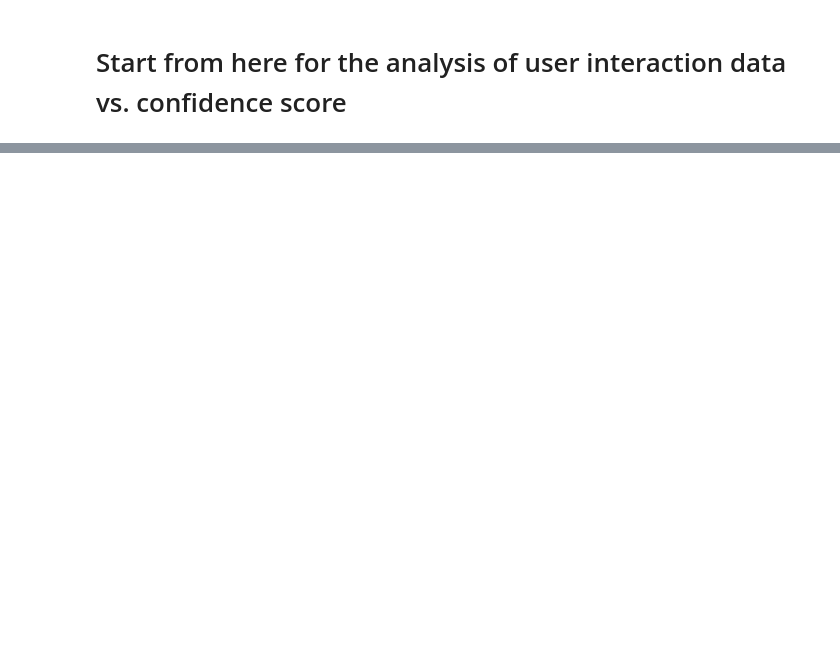
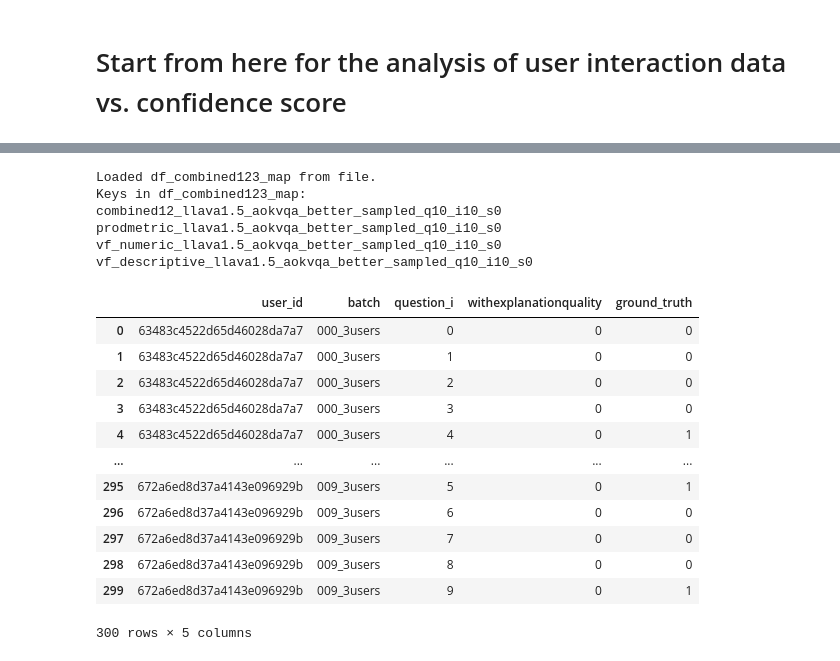
Before and after one commit to Keyu-He/vlm-rationale-study, a Jupyter notebook: src_analysis/UserStudyAnalysis.ipynb, the cells around one changed output, grey strips where cells are left out. Cells and saved outputs as stored; diff of their text form; code cells hidden in the pictures; blank space fills up the shorter version.

Commit message:
add analysis of combined settings

```diff
--- a/src_analysis/UserStudyAnalysis.ipynb
+++ b/src_analysis/UserStudyAnalysis.ipynb
@@ -577,3 +883,11 @@ with open('df_map.pkl', 'wb') as f:
+# %%
+# Store df_map to a file for later use.
+import pickle
+for setting, df in df_map.items():
+    # only keep the columns we need
+    df_map[setting] = df[['user_id', 'batch', 'question_i', 'withexplanationquality', 'ground_truth']]
+with open('df_combined123_map.pkl', 'wb') as f:
+    pickle.dump(df_map, f)
 # %% [markdown]
 # Start from here for the analysis of user interaction data vs. confidence score
 # %%
@@ -614,0 +904,31 @@ vf_descriptive_qwen2.5_vizwiz_q10_i10_s0
+# %%
+import pickle
+# Load df_combined123_map from the file.
+with open('df_combined123_map.pkl', 'rb') as f:
+    df_combined123_map = pickle.load(f)
+print("Loaded df_combined123_map from file.")
+# print the keys of df_combined123_map
+print("Keys in df_combined123_map:")
+for key in df_combined123_map.keys():
+    print(key)
+df_combined123_map['vf_numeric_llava1.5_aokvqa_better_sampled_q10_i10_s0']
+# %% [output]
+Loaded df_combined123_map from file.
+Keys in df_combined123_map:
+combined12_llava1.5_aokvqa_better_sampled_q10_i10_s0
+prodmetric_llava1.5_aokvqa_better_sampled_q10_i10_s0
+vf_numeric_llava1.5_aokvqa_better_sampled_q10_i10_s0
+vf_descriptive_llava1.5_aokvqa_better_sampled_q10_i10_s0
+|  | user_id | batch | question_i | withexplanationquality | ground_truth |
+| 0 | 63483c4522d65d46028da7a7 | 000_3users | 0 | 0 | 0 |
+| 1 | 63483c4522d65d46028da7a7 | 000_3users | 1 | 0 | 0 |
+| 2 | 63483c4522d65d46028da7a7 | 000_3users | 2 | 0 | 0 |
+| 3 | 63483c4522d65d46028da7a7 | 000_3users | 3 | 0 | 0 |
+| 4 | 63483c4522d65d46028da7a7 | 000_3users | 4 | 0 | 1 |
+| ... | ... | ... | ... | ... | ... |
+| 295 | 672a6ed8d37a4143e096929b | 009_3users | 5 | 0 | 1 |
+| 296 | 672a6ed8d37a4143e096929b | 009_3users | 6 | 0 | 0 |
+| 297 | 672a6ed8d37a4143e096929b | 009_3users | 7 | 0 | 0 |
+| 298 | 672a6ed8d37a4143e096929b | 009_3users | 8 | 0 | 0 |
+| 299 | 672a6ed8d37a4143e096929b | 009_3users | 9 | 0 | 1 |
+300 rows × 5 columns
```
Also changed, not shown: parts of 19 cells of this notebook, 1 other file.
